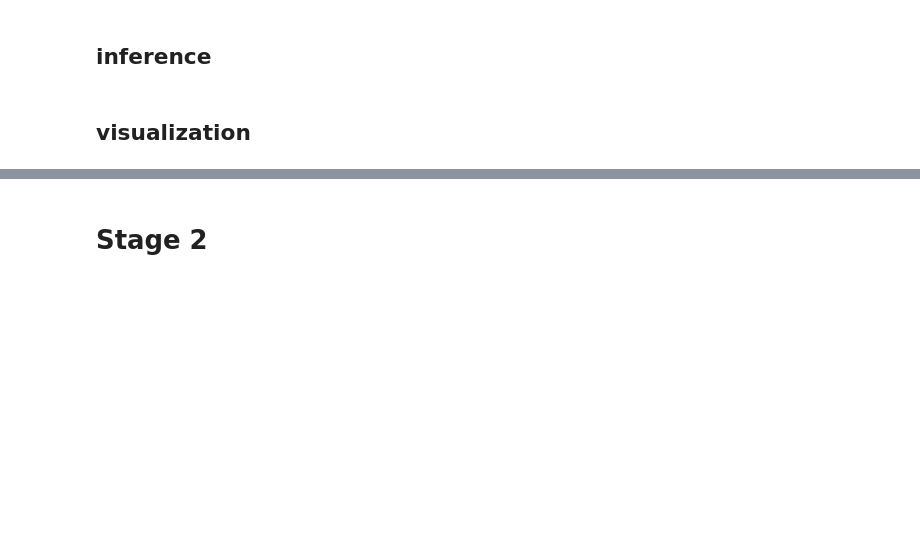
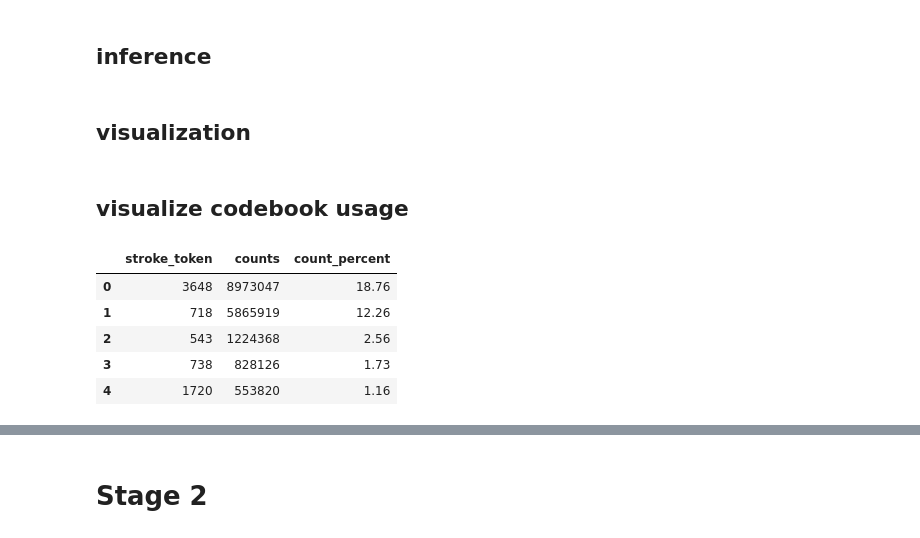
Before and after one commit to potpov/VectorGrimoire, a Jupyter notebook: inference.ipynb, the cells around one changed output, grey strips where cells are left out. Cells and saved outputs as stored; diff of their text form; code cells hidden in the pictures; blank space fills up the shorter version.

```diff
--- a/inference.ipynb
+++ b/inference.ipynb
@@ -136,3 +300,17 @@ img = get_side_by_side_reconstruction(model, dataset, random_idx, device, w)
 img.show()
 # %%
 img
+# %% [markdown]
+## visualize codebook usage
+# %%
+from utils import shapes_to_drawing
+from utils import *
+df = pd.read_csv("/scratch2/moritz_data/figr8/tokenized/stroke_token_counts.csv")
+df.head()
+# %% [output]
+|  | stroke_token | counts | count_percent |
+| 0 | 3648 | 8973047 | 18.76 |
+| 1 | 718 | 5865919 | 12.26 |
+| 2 | 543 | 1224368 | 2.56 |
+| 3 | 738 | 828126 | 1.73 |
+| 4 | 1720 | 553820 | 1.16 |
```
Also changed, not shown: parts of 97 cells of this notebook, 39 other files.
